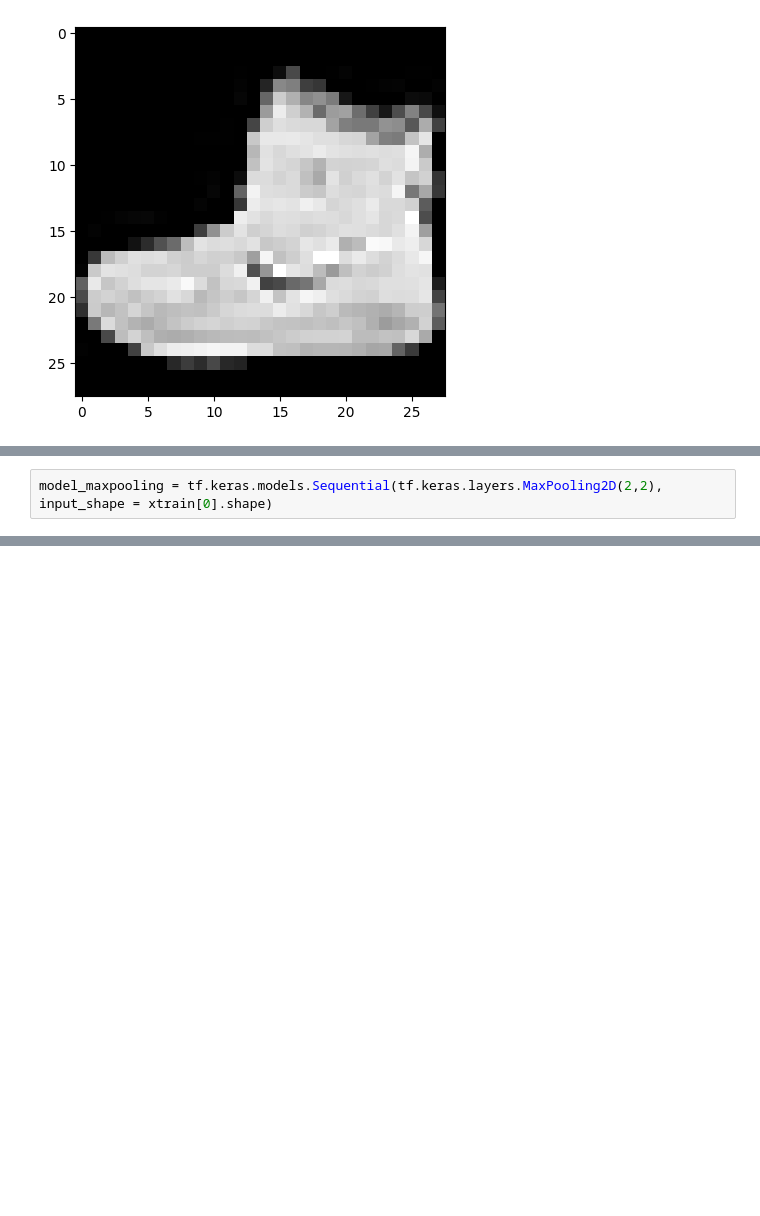
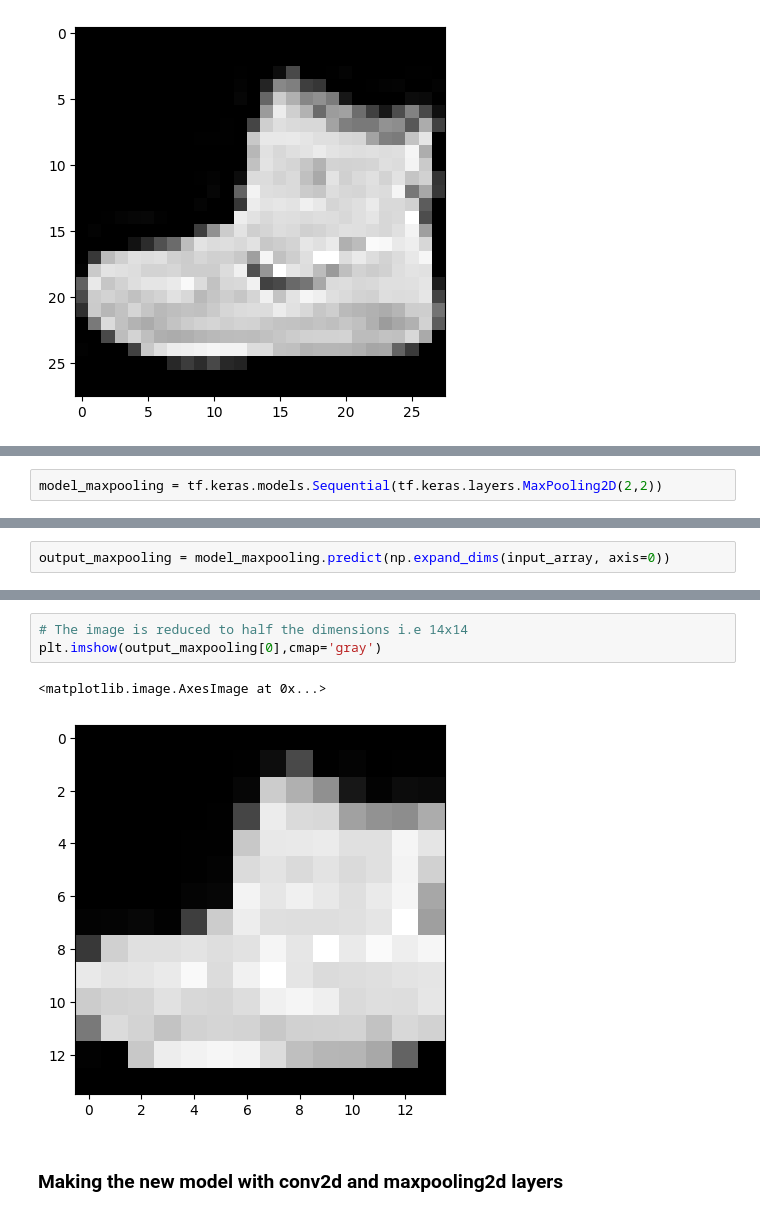
Before and after one commit to Rudrransh17/Clothing-Recogniser, a Jupyter notebook: model.ipynb, the cells around one changed output, grey strips where cells are left out. Drawn from its saved outputs; the diff is of its cells as text; blank space fills up the shorter version.

Commit message:
made model with conv and pooling

```diff
--- a/model.ipynb
+++ b/model.ipynb
@@ -304,2 +302,2 @@ plt.show()
 # %%
-model_maxpooling = tf.keras.models.Sequential(tf.keras.layers.MaxPooling2D(2,2), input_shape = xtrain[0].shape)
+model_maxpooling = tf.keras.models.Sequential(tf.keras.layers.MaxPooling2D(2,2))
@@ -307,0 +304,2 @@ NameError: name 'xtrain' is not defined
+# %%
+output_maxpooling = model_maxpooling.predict(np.expand_dims(input_array, axis=0))
@@ -307,0 +313,8 @@ NameError: name 'xtrain' is not defined
+# %%
+# The image is reduced to half the dimensions i.e 14x14
+plt.imshow(output_maxpooling[0],cmap='gray')
+# %% [output]
+<matplotlib.image.AxesImage at 0x...>
+[figure, added]
+# %% [markdown]
+### Making the new model with conv2d and maxpooling2d layers
```
Also changed, not shown: parts of 10 cells of this notebook, 1 other file.
